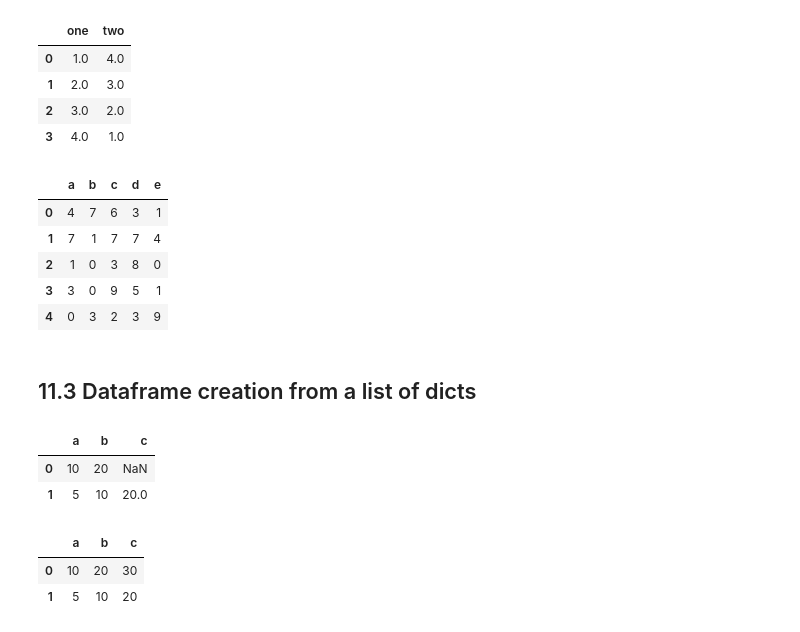
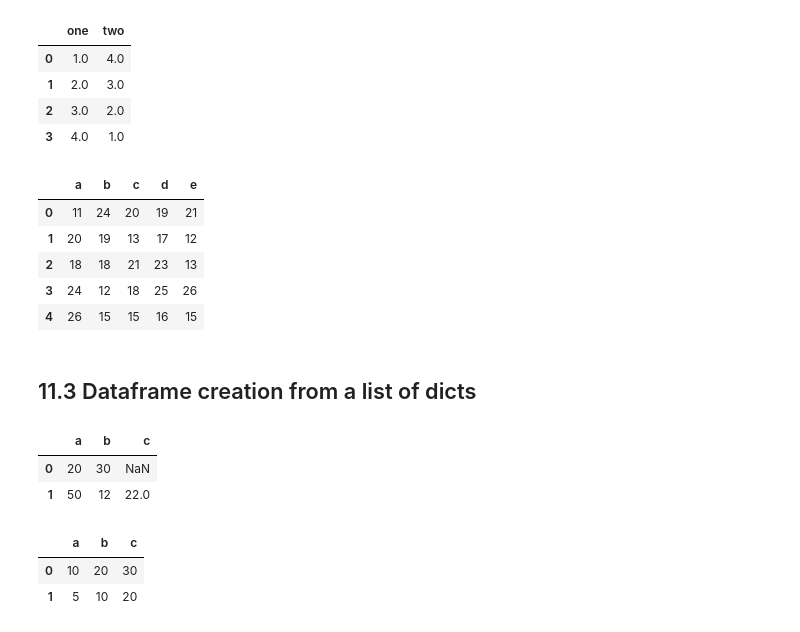
Before and after one commit to goose2711/Week1-Introduction_to_Python, a Jupyter notebook: Introduction_to_Python.ipynb, the cells around one changed output. Drawn from its saved outputs; the diff is of its cells as text; code cells hidden in the pictures.

```diff
--- a/Introduction_to_Python.ipynb
+++ b/Introduction_to_Python.ipynb
@@ -1288,24 +1332,25 @@ pd.DataFrame(d)
 | 2 | 3.0 | 2.0 |
 | 3 | 4.0 | 1.0 |
 # %%
-df2 = pd.DataFrame(np.random.randint(low=0, high=10, size=(5, 5)), columns=['a', 'b', 'c', 'd', 'e'])
+df2 = pd.DataFrame(np.random.randint(low=11, high=27, size=(5, 5)), columns=['a', 'b', 'c', 'd', 'e']) #changed some values slightly
 df2
 # %% [output]
 |  | a | b | c | d | e |
-| 0 | 4 | 7 | 6 | 3 | 1 |
-| 1 | 7 | 1 | 7 | 7 | 4 |
-| 2 | 1 | 0 | 3 | 8 | 0 |
-| 3 | 3 | 0 | 9 | 5 | 1 |
-| 4 | 0 | 3 | 2 | 3 | 9 |
+| 0 | 11 | 24 | 20 | 19 | 21 |
+| 1 | 20 | 19 | 13 | 17 | 12 |
+| 2 | 18 | 18 | 21 | 23 | 13 |
+| 3 | 24 | 12 | 18 | 25 | 26 |
+| 4 | 26 | 15 | 15 | 16 | 15 |
 # %% [markdown]
 ## 11.3 Dataframe creation from a list of dicts
 # %%
 data = [{'a':10,"b":20},{'a':5,'b':10,'c':20}]
-pd.DataFrame(data)
+data2 = [{'a':20,"b":30},{'a':50,'b':12,'c':22}] #added another line
+pd.DataFrame(data2)
 # %% [output]
 |  | a | b | c |
-| 0 | 10 | 20 | NaN |
-| 1 | 5 | 10 | 20.0 |
+| 0 | 20 | 30 | NaN |
+| 1 | 50 | 12 | 22.0 |
 # %%
 data = [{'a':10,"b":20,"c":30},{'a':5,'b':10,'c':20}]
 pd.DataFrame(data)
```
Also changed, not shown: parts of 27 cells of this notebook.
